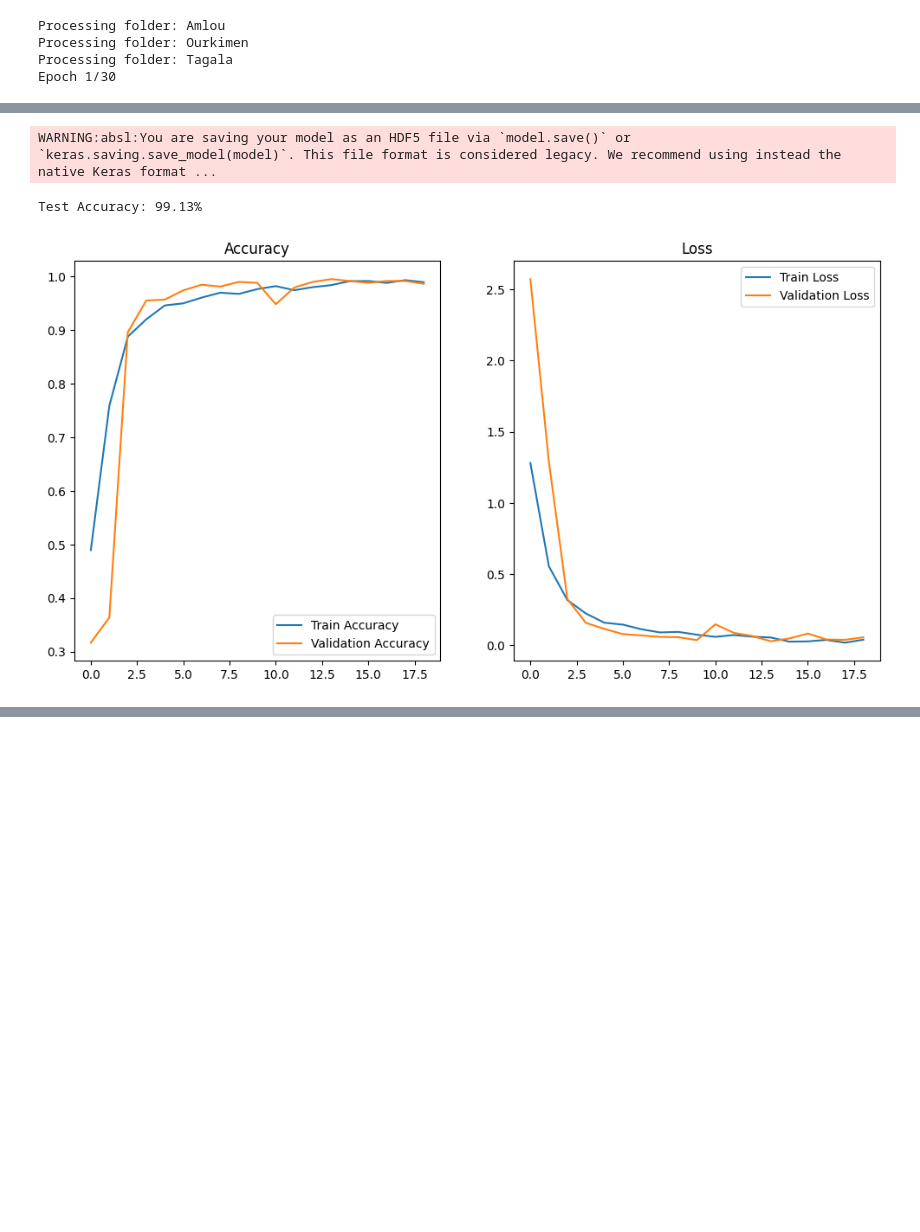
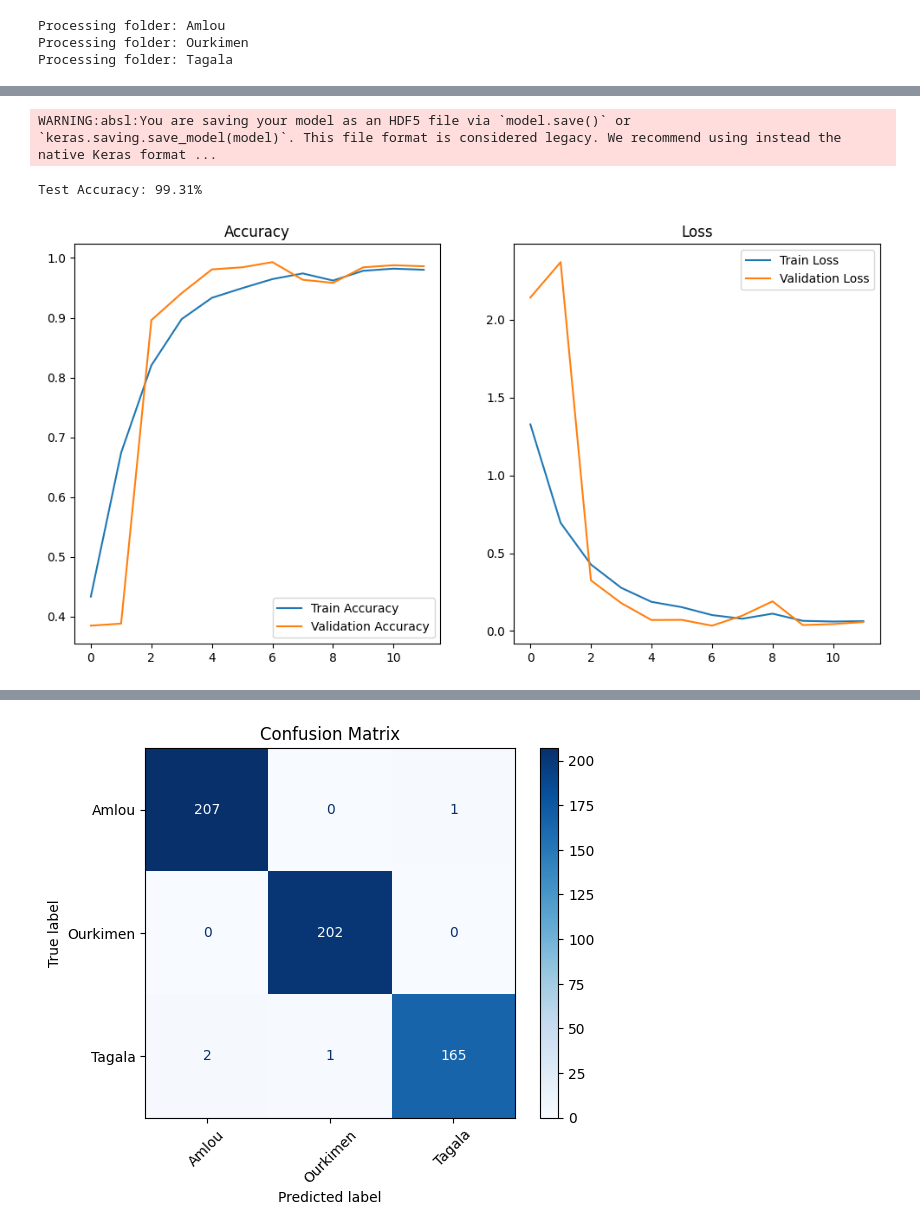
Before and after one commit to YassineAmrir/amazigh-food-voice-recognition, a Jupyter notebook: model_v3.ipynb, the cells around one changed output, grey strips where cells are left out. Drawn from its saved outputs; the diff is of its cells as text; code cells hidden in the pictures; blank space fills up the shorter version.

```diff
--- a/model_v3.ipynb
+++ b/model_v3.ipynb
@@ -10,29 +10,28 @@ from tensorflow.keras import layers, models
 from tensorflow.keras.callbacks import EarlyStopping
 import joblib
 import matplotlib.pyplot as plt
+from sklearn.metrics import confusion_matrix, ConfusionMatrixDisplay
 
-# Function to extract features (MFCC) from audio files
 def extract_features(file_path, n_mfcc=13, max_pad_len=100):
     try:
-        audio, sample_rate = librosa.load(file_path, sr=16000)  # Load audio
-        mfcc = librosa.feature.mfcc(y=audio, sr=sample_rate, n_mfcc=n_mfcc)  # Extract MFCC
-        mfcc = librosa.util.normalize(mfcc)  # Normalize MFCC features
-        pad_width = max(0, max_pad_len - mfcc.shape[1])  # Pad or truncate to fixed length
+        audio, sample_rate = librosa.load(file_path, sr=16000)
+        mfcc = librosa.feature.mfcc(y=audio, sr=sample_rate, n_mfcc=n_mfcc)
+        mfcc = librosa.util.normalize(mfcc)
+        pad_width = max(0, max_pad_len - mfcc.shape[1])
         mfcc = np.pad(mfcc, pad_width=((0, 0), (0, pad_width)), mode='constant')
-        mfcc = mfcc[:, :max_pad_len]  # Ensure fixed size
+        mfcc = mfcc[:, :max_pad_len]
         return mfcc
     except Exception as e:
         print(f"Error processing {file_path}: {e}")
         return None
 
-# Define paths to data folders
+
 paths = {
     'Amlou': r"C:\Users\dell\Data Science\Food Recognation\Tamazight_Project\Data_Tamazight\Amlou_wav",
     'Ourkimen': r"C:\Users\dell\Data Science\Food Recognation\Tamazight_Project\Data_Tamazight\Ourkimen_wav",
     'Tagala': r"C:\Users\dell\Data Science\Food Recognation\Tamazight_Project\Data_Tamazight\Tagla_wav"
 }
 
-# Prepare data and labels
 data = []
 labels = []
 
@@ -45,19 +44,16 @@ for label, folder in paths.items():
             data.append(features)
             labels.append(label)
 
-# Convert to numpy arrays
+
 data = np.array(data)
 labels = np.array(labels)
 
-# Encode labels as integers
 label_encoder = LabelEncoder()
 encoded_labels = label_encoder.fit_transform(labels)
-categorical_labels = to_categorical(encoded_labels)  # Convert to one-hot encoding
+categorical_labels = to_categorical(encoded_labels)
 
-# Reshape data to include channel dimension for CNN
 data = data[..., np.newaxis]
 
-# Split data into training, validation, and testing sets
 X_train, X_temp, y_train, y_temp = train_test_split(data, categorical_labels, test_size=0.3, random_state=42)
 X_val, X_test, y_val, y_test = train_test_split(X_temp, y_temp, test_size=0.5, random_state=42)
 
@@ -68,7 +64,7 @@ def augment_data(data):
         # Add Gaussian noise
         noise = np.random.normal(0, 0.1, sample.shape)
         augmented_sample = sample + noise
-        augmented_sample = np.clip(augmented_sample, -1, 1)  # Clip to range [-1, 1]
+        augmented_sample = np.clip(augmented_sample, -1, 1)
         augmented_data.append(augmented_sample)
     return np.array(augmented_data)
 
@@ -93,7 +89,7 @@ model = models.Sequential([
     layers.Flatten(),
     layers.Dense(256, activation='relu'),
     layers.Dropout(0.4),
-    layers.Dense(3, activation='softmax')  # 3 classes: Amlou, Ourkimen, Tagala
+    layers.Dense(3, activation='softmax')
 ])
 
 model.compile(optimizer='adam', loss='categorical_crossentropy', metrics=['accuracy'])
@@ -129,8 +125,20 @@ plt.plot(history.history['val_loss'], label='Validation Loss')
 plt.legend()
 plt.title('Loss')
 plt.show()
+
+
+y_pred = model.predict(X_test)
+y_pred_classes = np.argmax(y_pred, axis=1)
+y_true_classes = np.argmax(y_test, axis=1)
+
+cm = confusion_matrix(y_true_classes, y_pred_classes)
+labels = label_encoder.classes_
+
+disp = ConfusionMatrixDisplay(confusion_matrix=cm, display_labels=labels)
+disp.plot(cmap='Blues', xticks_rotation=45)
+plt.title('Confusion Matrix')
+plt.show()
 # %% [output]
 Processing folder: Amlou
 Processing folder: Ourkimen
 Processing folder: Tagala
-Epoch 1/30
@@ -154,3 +162,3 @@ Epoch 19/30
 WARNING:absl:You are saving your model as an HDF5 file via `model.save()` or `keras.saving.save_model(model)`. This file format is considered legacy. We recommend using instead the native Keras format ...
-Test Accuracy: 99.13%
+Test Accuracy: 99.31%
-[figure, old version]
+[figure, new version]
@@ -157,3 +166,4 @@ Test Accuracy: 99.13%
+[figure, added]
 # %%
 # Map predictions to labels
 def predict(test_files):
```
Also changed, not shown: parts of 5 cells of this notebook, 1 other file.
